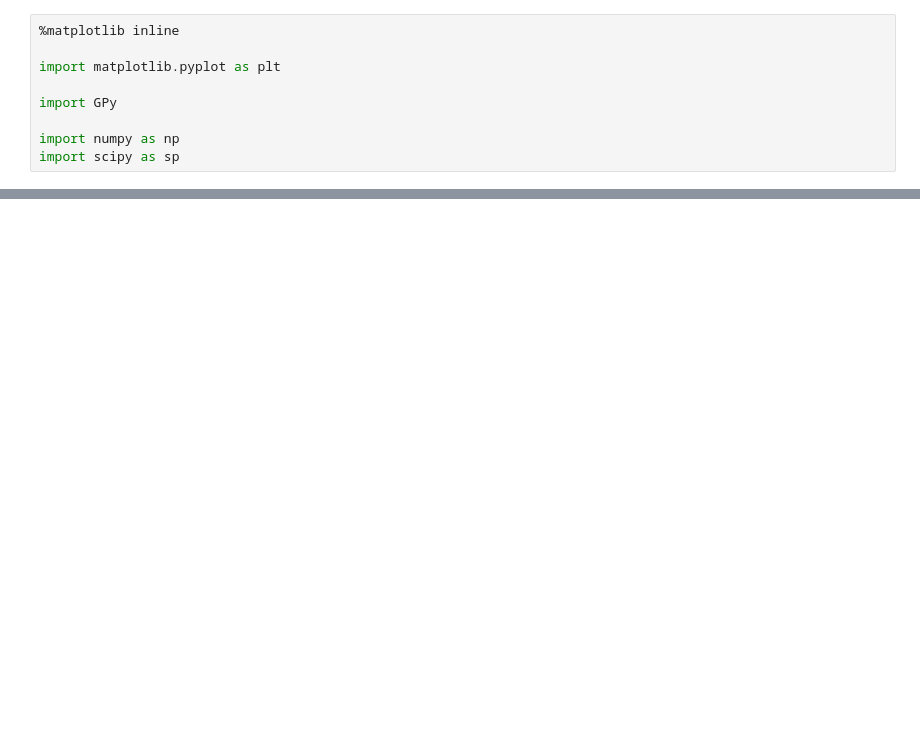
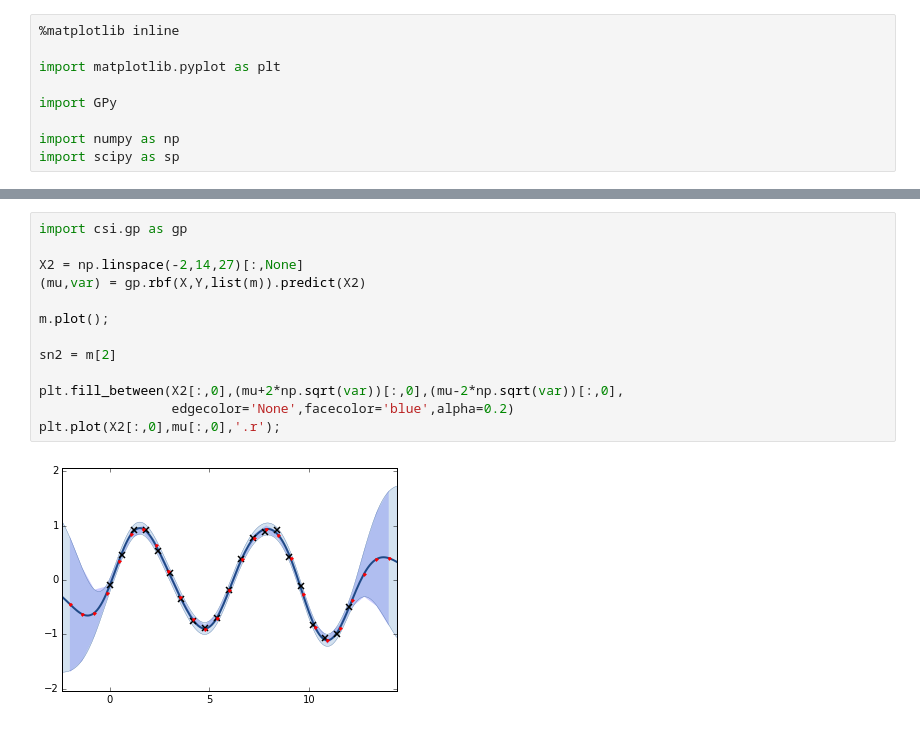
Before and after one commit to smason/ip2, a Jupyter notebook: gp inference.ipynb, the cells around one changed output, grey strips where cells are left out. Drawn from its saved outputs; the diff is of its cells as text; blank space fills up the shorter version.

```diff
--- a/gp inference.ipynb
+++ b/gp inference.ipynb
@@ -36,0 +85,15 @@ plt.plot(X2[:,0],mu[:,0],'r');
+# %%
+import csi.gp as gp
+
+X2 = np.linspace(-2,14,27)[:,None]
+(mu,var) = gp.rbf(X,Y,list(m)).predict(X2)
+
+m.plot();
+
+sn2 = m[2]
+
+plt.fill_between(X2[:,0],(mu+2*np.sqrt(var))[:,0],(mu-2*np.sqrt(var))[:,0],
+                 edgecolor='None',facecolor='blue',alpha=0.2)
+plt.plot(X2[:,0],mu[:,0],'.r');
+# %% [output]
+[figure, added]
```
Also changed, not shown: parts of 3 cells of this notebook.
